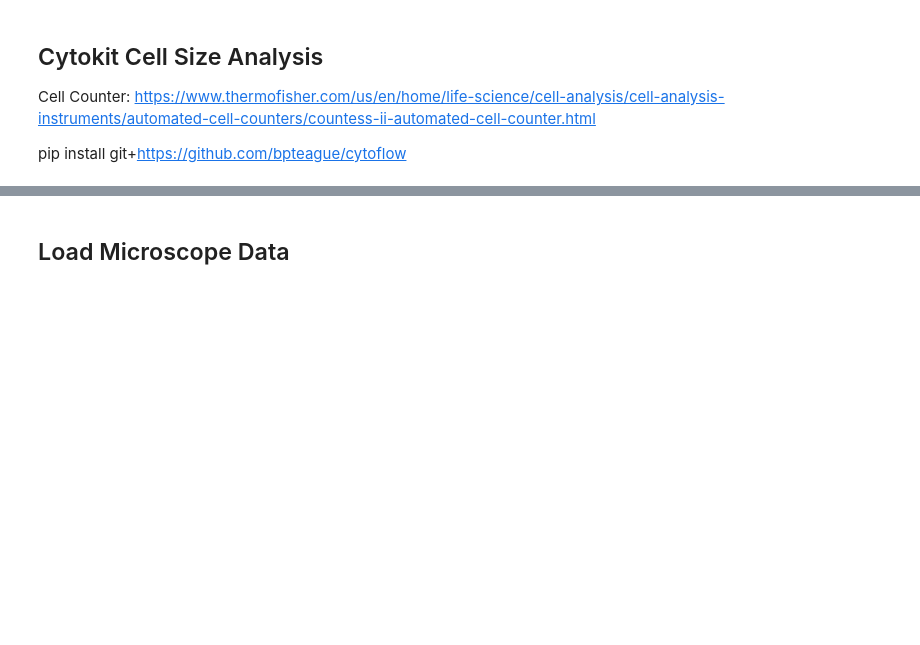
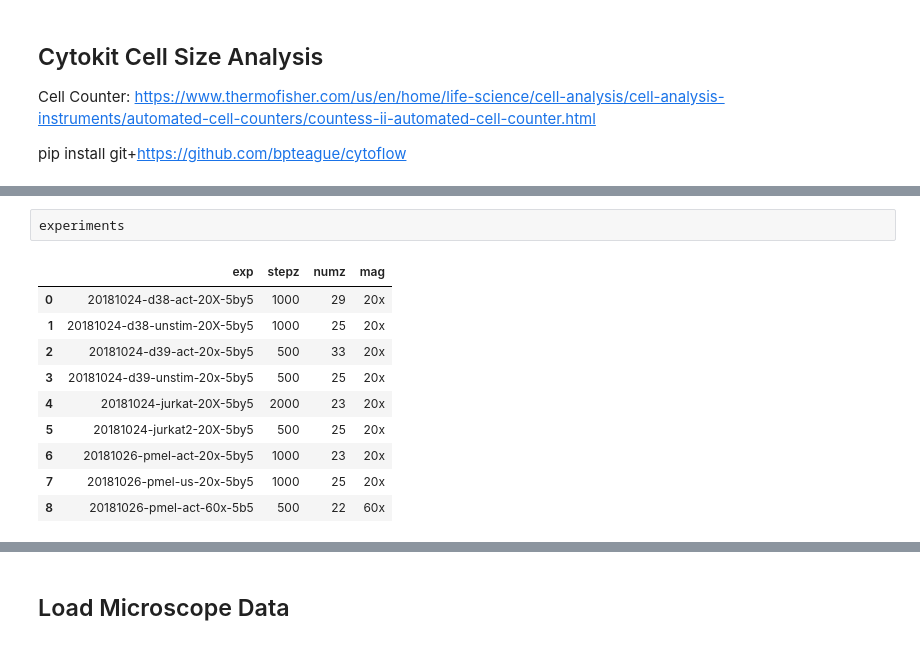
Before and after one commit to hammerlab/cytokit, a Jupyter notebook: pub/analysis/cell-size/analysis2.ipynb, the cells around one changed output, grey strips where cells are left out. Saved outputs shown, nothing was run; the diff lists cells and outputs as text; blank space fills up the shorter version.

```diff
--- a/pub/analysis/cell-size/analysis2.ipynb
+++ b/pub/analysis/cell-size/analysis2.ipynb
@@ -48,0 +22,13 @@ data_dir = osp.join(os.environ['CYTOKIT_DATA_DIR'], 'cytokit', 'cell-size', '201
+# %%
+experiments
+# %% [output]
+|  | exp | stepz | numz | mag |
+| 0 | 20181024-d38-act-20X-5by5 | 1000 | 29 | 20x |
+| 1 | 20181024-d38-unstim-20X-5by5 | 1000 | 25 | 20x |
+| 2 | 20181024-d39-act-20x-5by5 | 500 | 33 | 20x |
+| 3 | 20181024-d39-unstim-20x-5by5 | 500 | 25 | 20x |
+| 4 | 20181024-jurkat-20X-5by5 | 2000 | 23 | 20x |
+| 5 | 20181024-jurkat2-20X-5by5 | 500 | 25 | 20x |
+| 6 | 20181026-pmel-act-20x-5by5 | 1000 | 23 | 20x |
+| 7 | 20181026-pmel-us-20x-5by5 | 1000 | 25 | 20x |
+| 8 | 20181026-pmel-act-60x-5b5 | 500 | 22 | 60x |
```
Also changed, not shown: parts of 10 cells of this notebook, 6 other files.
